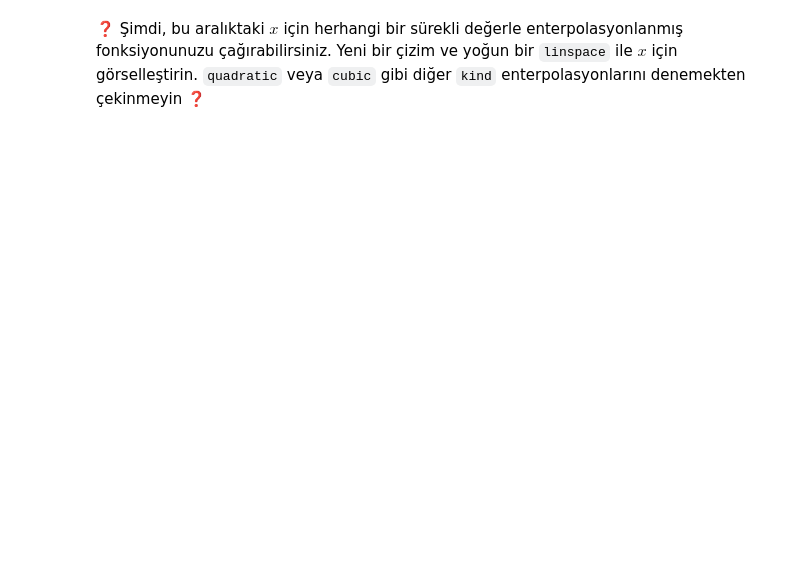
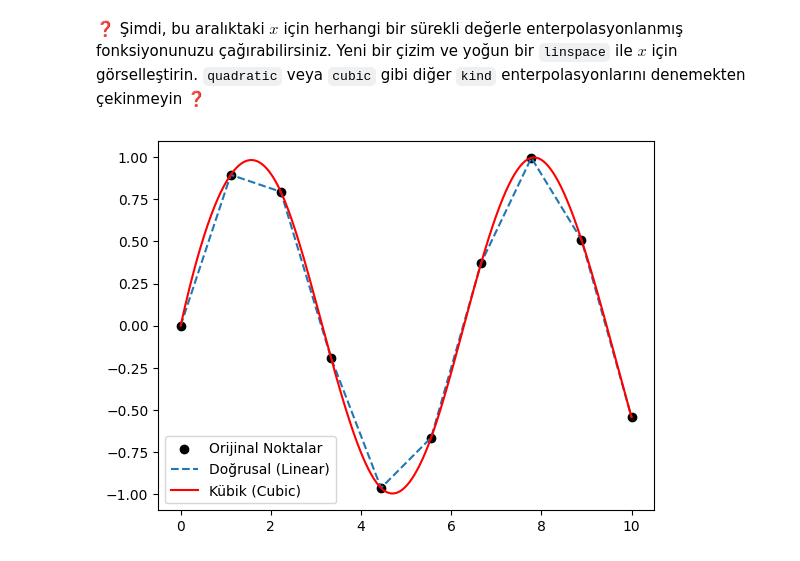
Before and after one commit to tmy-datamesa/data-scipy, a Jupyter notebook: 03-scipy.ipynb, the cells around one changed output. Saved outputs shown, nothing was run; the diff lists cells and outputs as text; code cells hidden in the pictures; blank space fills up the shorter version.

```diff
--- a/03-scipy.ipynb
+++ b/03-scipy.ipynb
@@ -534,0 +551,16 @@ f_interpolated
+# %%
+# Daha yoğun (500 nokta) bir x ekseni oluşturalım
+x_dense = np.linspace(0, 10, 500)
+
+# Farklı enterpolasyon türlerini tanımlayalım
+f_linear = interpolate.interp1d(x, y, kind='linear')
+f_cubic = interpolate.interp1d(x, y, kind='cubic') # Daha yumuşak eğriler için
+
+# Görselleştirme
+plt.scatter(x, y, color='black', label='Orijinal Noktalar')
+plt.plot(x_dense, f_linear(x_dense), label='Doğrusal (Linear)', linestyle='--')
+plt.plot(x_dense, f_cubic(x_dense), label='Kübik (Cubic)', color='red')
+plt.legend()
+plt.show()
+# %% [output]
+[figure, added]
```
Also changed, not shown: parts of 8 cells of this notebook.
